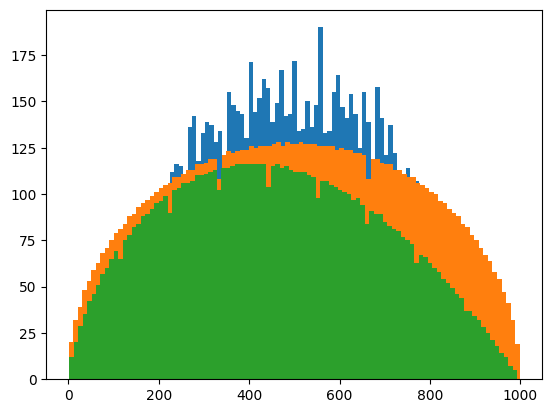
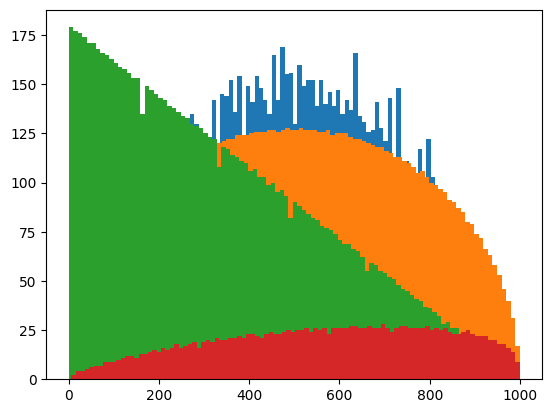
Unified diff of the notebook cell whose output changed from the first chart to the second:
--- before
+++ after
@@ -10,5 +10,9 @@
 
                                                        ), bins=100)
-_ = plt.hist(get_multirank_stratified_random_timesteps(8000, device='cpu', distribution='beta', alpha=1.7, beta=2
+_ = plt.hist(get_multirank_stratified_random_timesteps(9000, device='cpu', distribution='beta', alpha=1, beta=2
 
                                                        ), bins=100)
+
+_ = plt.hist(get_multirank_stratified_random_timesteps(2000, device='cpu', distribution='beta', alpha=1.7, beta=1.3
+
+                                                       ), bins=100)

Commit: unet block scaling; caption expansion; caption variant selection refactor; cond dropout fixes; validation enhancements; performance; progressive unlock; caption cross-concatenation; saturation penalty (optional)